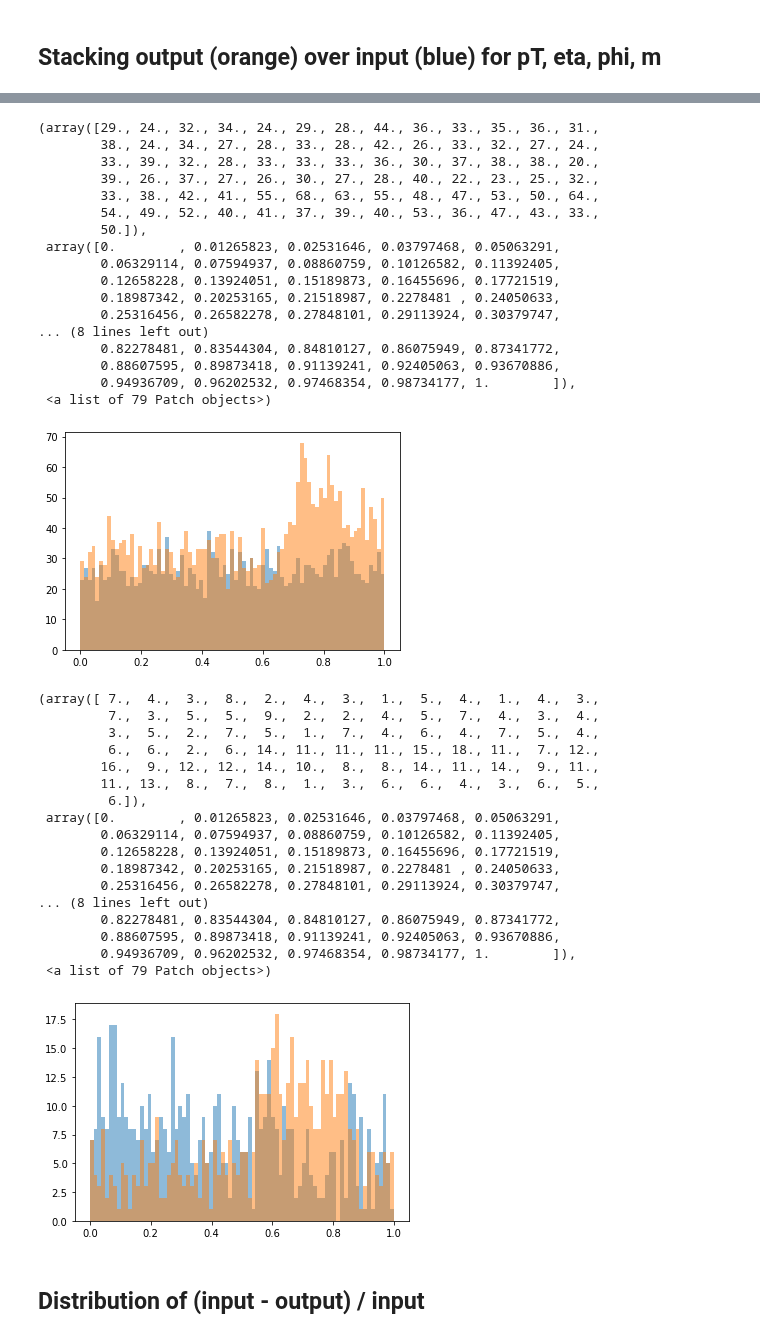
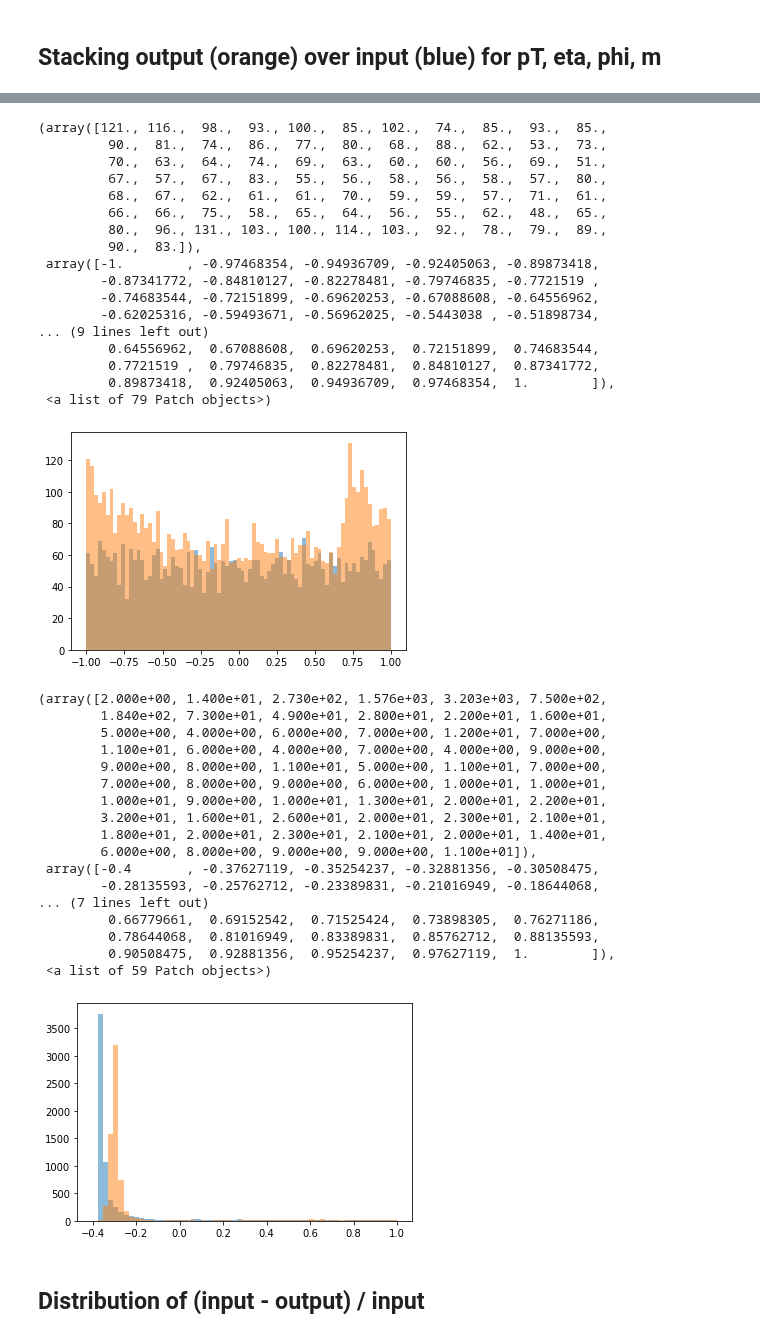
Before and after one commit to stsan9/AnomalyDetection4Jets, a Jupyter notebook: VAE.ipynb, the cells around one changed output, grey strips where cells are left out. Cells and saved outputs as stored; diff of their text form; code cells hidden in the pictures.

```diff
--- a/VAE.ipynb
+++ b/VAE.ipynb
@@ -262,47 +258,49 @@ plt.hist(eta_pred, bins=bins,alpha=0.5)
 # %%
+bins = np.linspace(-1, 1, 80)
 plt.hist(phi, bins=bins,alpha=0.5)
 plt.hist(phi_pred, bins=bins,alpha=0.5)
 # %% [output]
-(array([29., 24., 32., 34., 24., 29., 28., 44., 36., 33., 35., 36., 31.,
-        38., 24., 34., 27., 28., 33., 28., 42., 26., 33., 32., 27., 24.,
-        33., 39., 32., 28., 33., 33., 33., 36., 30., 37., 38., 38., 20.,
-        39., 26., 37., 27., 26., 30., 27., 28., 40., 22., 23., 25., 32.,
-        33., 38., 42., 41., 55., 68., 63., 55., 48., 47., 53., 50., 64.,
-        54., 49., 52., 40., 41., 37., 39., 40., 53., 36., 47., 43., 33.,
-        50.]),
- array([0.        , 0.01265823, 0.02531646, 0.03797468, 0.05063291,
-        0.06329114, 0.07594937, 0.08860759, 0.10126582, 0.11392405,
-        0.12658228, 0.13924051, 0.15189873, 0.16455696, 0.17721519,
-        0.18987342, 0.20253165, 0.21518987, 0.2278481 , 0.24050633,
-        0.25316456, 0.26582278, 0.27848101, 0.29113924, 0.30379747,
-... (8 lines left out)
-        0.82278481, 0.83544304, 0.84810127, 0.86075949, 0.87341772,
-        0.88607595, 0.89873418, 0.91139241, 0.92405063, 0.93670886,
-        0.94936709, 0.96202532, 0.97468354, 0.98734177, 1.        ]),
+(array([121., 116.,  98.,  93., 100.,  85., 102.,  74.,  85.,  93.,  85.,
+         90.,  81.,  74.,  86.,  77.,  80.,  68.,  88.,  62.,  53.,  73.,
+         70.,  63.,  64.,  74.,  69.,  63.,  60.,  60.,  56.,  69.,  51.,
+         67.,  57.,  67.,  83.,  55.,  56.,  58.,  56.,  58.,  57.,  80.,
+         68.,  67.,  62.,  61.,  61.,  70.,  59.,  59.,  57.,  71.,  61.,
+         66.,  66.,  75.,  58.,  65.,  64.,  56.,  55.,  62.,  48.,  65.,
+         80.,  96., 131., 103., 100., 114., 103.,  92.,  78.,  79.,  89.,
+         90.,  83.]),
+ array([-1.        , -0.97468354, -0.94936709, -0.92405063, -0.89873418,
+        -0.87341772, -0.84810127, -0.82278481, -0.79746835, -0.7721519 ,
+        -0.74683544, -0.72151899, -0.69620253, -0.67088608, -0.64556962,
+        -0.62025316, -0.59493671, -0.56962025, -0.5443038 , -0.51898734,
+... (9 lines left out)
+         0.64556962,  0.67088608,  0.69620253,  0.72151899,  0.74683544,
+         0.7721519 ,  0.79746835,  0.82278481,  0.84810127,  0.87341772,
+         0.89873418,  0.92405063,  0.94936709,  0.97468354,  1.        ]),
  <a list of 79 Patch objects>)
-[figure, old version]
+[figure, new version]
 # %%
+bins = np.linspace(-.4,1, 60)
 plt.hist(mass, bins=bins,alpha=0.5)
 plt.hist(mass_pred, bins=bins,alpha=0.5)
 # %% [output]
-(array([ 7.,  4.,  3.,  8.,  2.,  4.,  3.,  1.,  5.,  4.,  1.,  4.,  3.,
-         7.,  3.,  5.,  5.,  9.,  2.,  2.,  4.,  5.,  7.,  4.,  3.,  4.,
-         3.,  5.,  2.,  7.,  5.,  1.,  7.,  4.,  6.,  4.,  7.,  5.,  4.,
-         6.,  6.,  2.,  6., 14., 11., 11., 11., 15., 18., 11.,  7., 12.,
-        16.,  9., 12., 12., 14., 10.,  8.,  8., 14., 11., 14.,  9., 11.,
-        11., 13.,  8.,  7.,  8.,  1.,  3.,  6.,  6.,  4.,  3.,  6.,  5.,
-         6.]),
- array([0.        , 0.01265823, 0.02531646, 0.03797468, 0.05063291,
-        0.06329114, 0.07594937, 0.08860759, 0.10126582, 0.11392405,
-        0.12658228, 0.13924051, 0.15189873, 0.16455696, 0.17721519,
-        0.18987342, 0.20253165, 0.21518987, 0.2278481 , 0.24050633,
-        0.25316456, 0.26582278, 0.27848101, 0.29113924, 0.30379747,
-... (8 lines left out)
-        0.82278481, 0.83544304, 0.84810127, 0.86075949, 0.87341772,
-        0.88607595, 0.89873418, 0.91139241, 0.92405063, 0.93670886,
-        0.94936709, 0.96202532, 0.97468354, 0.98734177, 1.        ]),
- <a list of 79 Patch objects>)
+(array([2.000e+00, 1.400e+01, 2.730e+02, 1.576e+03, 3.203e+03, 7.500e+02,
+        1.840e+02, 7.300e+01, 4.900e+01, 2.800e+01, 2.200e+01, 1.600e+01,
+        5.000e+00, 4.000e+00, 6.000e+00, 7.000e+00, 1.200e+01, 7.000e+00,
+        1.100e+01, 6.000e+00, 4.000e+00, 7.000e+00, 4.000e+00, 9.000e+00,
+        9.000e+00, 8.000e+00, 1.100e+01, 5.000e+00, 1.100e+01, 7.000e+00,
+        7.000e+00, 8.000e+00, 9.000e+00, 6.000e+00, 1.000e+01, 1.000e+01,
+        1.000e+01, 9.000e+00, 1.000e+01, 1.300e+01, 2.000e+01, 2.200e+01,
+        3.200e+01, 1.600e+01, 2.600e+01, 2.000e+01, 2.300e+01, 2.100e+01,
+        1.800e+01, 2.000e+01, 2.300e+01, 2.100e+01, 2.000e+01, 1.400e+01,
+        6.000e+00, 8.000e+00, 9.000e+00, 9.000e+00, 1.100e+01]),
+ array([-0.4       , -0.37627119, -0.35254237, -0.32881356, -0.30508475,
+        -0.28135593, -0.25762712, -0.23389831, -0.21016949, -0.18644068,
+... (7 lines left out)
+         0.66779661,  0.69152542,  0.71525424,  0.73898305,  0.76271186,
+         0.78644068,  0.81016949,  0.83389831,  0.85762712,  0.88135593,
+         0.90508475,  0.92881356,  0.95254237,  0.97627119,  1.        ]),
+ <a list of 59 Patch objects>)
-[figure, old version]
+[figure, new version]
 # %%
 d_pT = [row[0] for row in distr]
 d_eta = [row[1] for row in distr]
```
Also changed, not shown: parts of 2 cells of this notebook.
